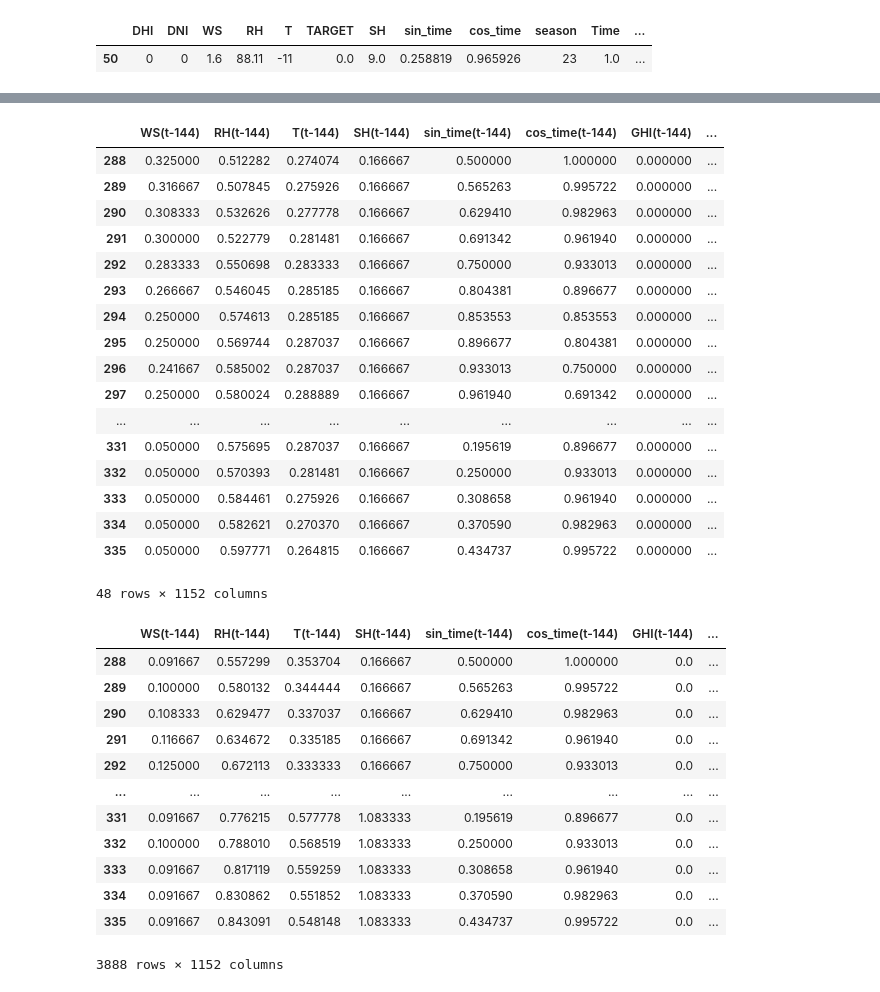
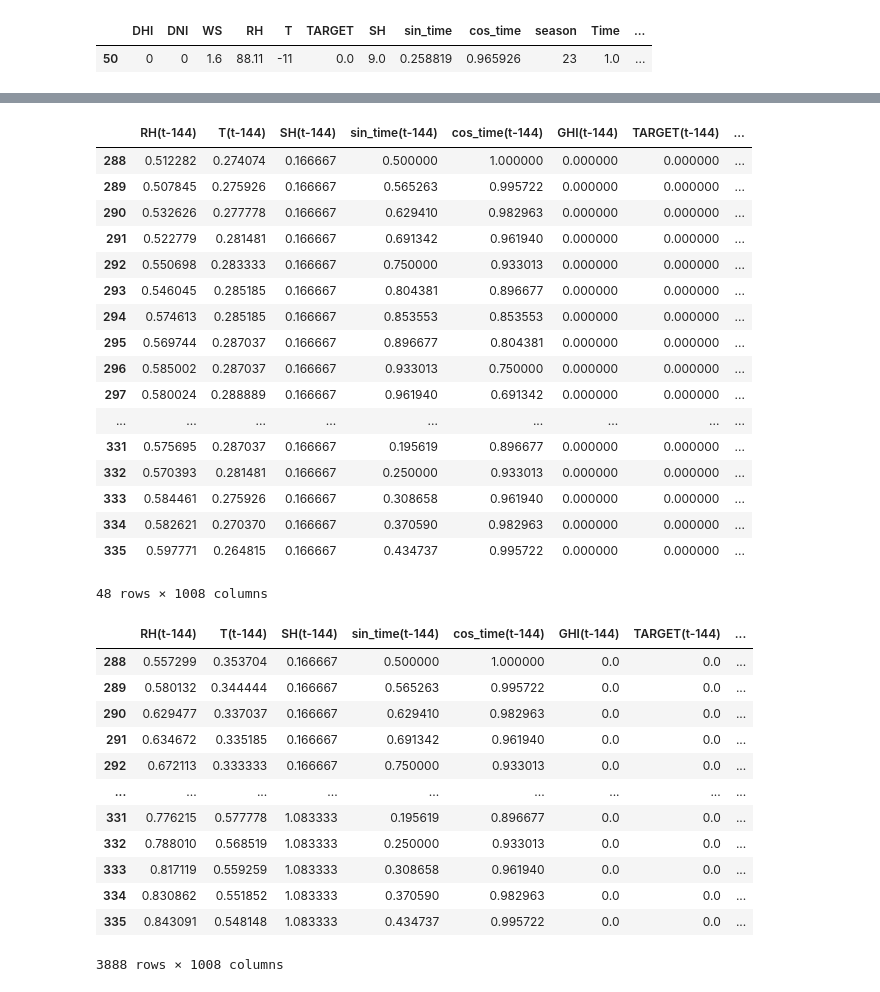
Before and after one commit to marvelous-koala/unlimited_power, a Jupyter notebook: SEMI_FINAL_1.8837_minmax.ipynb, the cells around one changed output, grey strips where cells are left out. Cells and saved outputs as stored; diff of their text form; code cells hidden in the pictures.

```diff
--- a/SEMI_FINAL_1.8837_minmax.ipynb
+++ b/SEMI_FINAL_1.8837_minmax.ipynb
@@ -315,6 +323,6 @@ dataset5.iloc[50:51,:]
 | 50 | 0 | 0 | 1.6 | 88.11 | -11 | 0.0 | 9.0 | 0.258819 | 0.965926 | 23 | 1.0 | ... |
 # %%
 #dataset6 = dataset5[['DHI', 'DNI', 'WS', 'RH', 'T','SH', 'sin_time', 'cos_time', 'GHI', 'season', 'TARGET']]
-dataset6 = dataset5[['WS', 'RH', 'T','SH', 'sin_time', 'cos_time', 'GHI', 'TARGET']]
+dataset6 = dataset5[['RH', 'T','SH', 'sin_time', 'cos_time', 'GHI', 'TARGET']]
 dataset6.head(10)
 # %% [output]
@@ -447,6 +455,6 @@ dataset5.iloc[50:51,:]
 |  | DHI | DNI | WS | RH | T | TARGET | SH | sin_time | cos_time | season | Time | ... |
 | 50 | 0 | 0 | 1.6 | 88.11 | -11 | 0.0 | 9.0 | 0.258819 | 0.965926 | 23 | 1.0 | ... |
 # %%
-testset6 = testset5[['WS', 'RH', 'T','SH', 'sin_time', 'cos_time', 'GHI', 'TARGET']]
+testset6 = testset5[['RH', 'T','SH', 'sin_time', 'cos_time', 'GHI', 'TARGET']]
 testset6.head(10)
 # %% [output]
@@ -484,24 +492,24 @@ testset7
 testset9 = testset7.iloc[-48:,:] #season을 다시 붙인다면 testset7->8 근데 여기 이해가 안돼.. 48 뭐임? 하루치?
 testset9
 # %% [output]
-|  | WS(t-144) | RH(t-144) | T(t-144) | SH(t-144) | sin_time(t-144) | cos_time(t-144) | GHI(t-144) | ... |
-| 288 | 0.325000 | 0.512282 | 0.274074 | 0.166667 | 0.500000 | 1.000000 | 0.000000 | ... |
-| 289 | 0.316667 | 0.507845 | 0.275926 | 0.166667 | 0.565263 | 0.995722 | 0.000000 | ... |
-| 290 | 0.308333 | 0.532626 | 0.277778 | 0.166667 | 0.629410 | 0.982963 | 0.000000 | ... |
-| 291 | 0.300000 | 0.522779 | 0.281481 | 0.166667 | 0.691342 | 0.961940 | 0.000000 | ... |
-| 292 | 0.283333 | 0.550698 | 0.283333 | 0.166667 | 0.750000 | 0.933013 | 0.000000 | ... |
-| 293 | 0.266667 | 0.546045 | 0.285185 | 0.166667 | 0.804381 | 0.896677 | 0.000000 | ... |
-| 294 | 0.250000 | 0.574613 | 0.285185 | 0.166667 | 0.853553 | 0.853553 | 0.000000 | ... |
-| 295 | 0.250000 | 0.569744 | 0.287037 | 0.166667 | 0.896677 | 0.804381 | 0.000000 | ... |
-| 296 | 0.241667 | 0.585002 | 0.287037 | 0.166667 | 0.933013 | 0.750000 | 0.000000 | ... |
-| 297 | 0.250000 | 0.580024 | 0.288889 | 0.166667 | 0.961940 | 0.691342 | 0.000000 | ... |
+|  | RH(t-144) | T(t-144) | SH(t-144) | sin_time(t-144) | cos_time(t-144) | GHI(t-144) | TARGET(t-144) | ... |
+| 288 | 0.512282 | 0.274074 | 0.166667 | 0.500000 | 1.000000 | 0.000000 | 0.000000 | ... |
+| 289 | 0.507845 | 0.275926 | 0.166667 | 0.565263 | 0.995722 | 0.000000 | 0.000000 | ... |
+| 290 | 0.532626 | 0.277778 | 0.166667 | 0.629410 | 0.982963 | 0.000000 | 0.000000 | ... |
+| 291 | 0.522779 | 0.281481 | 0.166667 | 0.691342 | 0.961940 | 0.000000 | 0.000000 | ... |
+| 292 | 0.550698 | 0.283333 | 0.166667 | 0.750000 | 0.933013 | 0.000000 | 0.000000 | ... |
+| 293 | 0.546045 | 0.285185 | 0.166667 | 0.804381 | 0.896677 | 0.000000 | 0.000000 | ... |
+| 294 | 0.574613 | 0.285185 | 0.166667 | 0.853553 | 0.853553 | 0.000000 | 0.000000 | ... |
+| 295 | 0.569744 | 0.287037 | 0.166667 | 0.896677 | 0.804381 | 0.000000 | 0.000000 | ... |
+| 296 | 0.585002 | 0.287037 | 0.166667 | 0.933013 | 0.750000 | 0.000000 | 0.000000 | ... |
+| 297 | 0.580024 | 0.288889 | 0.166667 | 0.961940 | 0.691342 | 0.000000 | 0.000000 | ... |
 | ... | ... | ... | ... | ... | ... | ... | ... | ... |
-| 331 | 0.050000 | 0.575695 | 0.287037 | 0.166667 | 0.195619 | 0.896677 | 0.000000 | ... |
-| 332 | 0.050000 | 0.570393 | 0.281481 | 0.166667 | 0.250000 | 0.933013 | 0.000000 | ... |
-| 333 | 0.050000 | 0.584461 | 0.275926 | 0.166667 | 0.308658 | 0.961940 | 0.000000 | ... |
-| 334 | 0.050000 | 0.582621 | 0.270370 | 0.166667 | 0.370590 | 0.982963 | 0.000000 | ... |
-| 335 | 0.050000 | 0.597771 | 0.264815 | 0.166667 | 0.434737 | 0.995722 | 0.000000 | ... |
+| 331 | 0.575695 | 0.287037 | 0.166667 | 0.195619 | 0.896677 | 0.000000 | 0.000000 | ... |
+| 332 | 0.570393 | 0.281481 | 0.166667 | 0.250000 | 0.933013 | 0.000000 | 0.000000 | ... |
+| 333 | 0.584461 | 0.275926 | 0.166667 | 0.308658 | 0.961940 | 0.000000 | 0.000000 | ... |
+| 334 | 0.582621 | 0.270370 | 0.166667 | 0.370590 | 0.982963 | 0.000000 | 0.000000 | ... |
+| 335 | 0.597771 | 0.264815 | 0.166667 | 0.434737 | 0.995722 | 0.000000 | 0.000000 | ... |
-48 rows × 1152 columns
+48 rows × 1008 columns
 # %%
 df_test = []
 
@@ -516,47 +524,47 @@ for i in range(81):
 
     # adj_test에서 가져와야 하므로 new_path에서 불러온다
     temp = pd.read_csv(new_path)
     temp.drop('Unnamed: 0', axis = 1, inplace = True)
     testset = temp.copy()
 
     # 24로 저장한 24절기 season으로 이름 바꾸기
     testset.rename(columns = {'24' : 'season'}, inplace = True)
 
     # 이 다음은 trainset과 동일한 전처리, season은 이미 구해져 있으므로 구하지 않음
     testset2 = drop_clms(testset)
     testset2.drop(['Hour', 'Minute','Date'], axis=1,inplace=True)
     testset3 = cos_time(testset2)
     testset4 = testset3[['DHI', 'DNI', 'WS', 'RH', 'T', 'TARGET', 'SH', 'sin_time', 'cos_time','season', 'Time']]
 
     testset5 = testset4.copy()
     testset5['GHI'] = testset4.apply(lambda x: HRA(x.DHI, x.DNI, x.season, x.Time), axis=1)
-    testset6 = testset5[['WS', 'RH', 'T','SH', 'sin_time', 'cos_time', 'GHI', 'TARGET']] #'DHI', 'DNI', 'season'
+    testset6 = testset5[['RH', 'T','SH', 'sin_time', 'cos_time', 'GHI', 'TARGET']] #'DHI', 'DNI', 'season'
     testset6 = pd.DataFrame(scaler.transform(testset6), columns=testset6.columns)
     testset7 = test_to_supervised(testset6, n_days)
 
 #    testset8 = encoding(testset7)
 #    testset8.drop('season', axis = 1, inplace = True)
     testset9 = testset7.iloc[-48:,:]
 
     df_test.append(testset9)
 
 X_test = pd.concat(df_test)
 # X_test = X_test.iloc[:, :n_obs]
 X_test
 # %% [output]
-|  | WS(t-144) | RH(t-144) | T(t-144) | SH(t-144) | sin_time(t-144) | cos_time(t-144) | GHI(t-144) | ... |
-| 288 | 0.091667 | 0.557299 | 0.353704 | 0.166667 | 0.500000 | 1.000000 | 0.0 | ... |
-| 289 | 0.100000 | 0.580132 | 0.344444 | 0.166667 | 0.565263 | 0.995722 | 0.0 | ... |
-| 290 | 0.108333 | 0.629477 | 0.337037 | 0.166667 | 0.629410 | 0.982963 | 0.0 | ... |
-| 291 | 0.116667 | 0.634672 | 0.335185 | 0.166667 | 0.691342 | 0.961940 | 0.0 | ... |
-| 292 | 0.125000 | 0.672113 | 0.333333 | 0.166667 | 0.750000 | 0.933013 | 0.0 | ... |
+|  | RH(t-144) | T(t-144) | SH(t-144) | sin_time(t-144) | cos_time(t-144) | GHI(t-144) | TARGET(t-144) | ... |
+| 288 | 0.557299 | 0.353704 | 0.166667 | 0.500000 | 1.000000 | 0.0 | 0.0 | ... |
+| 289 | 0.580132 | 0.344444 | 0.166667 | 0.565263 | 0.995722 | 0.0 | 0.0 | ... |
+| 290 | 0.629477 | 0.337037 | 0.166667 | 0.629410 | 0.982963 | 0.0 | 0.0 | ... |
+| 291 | 0.634672 | 0.335185 | 0.166667 | 0.691342 | 0.961940 | 0.0 | 0.0 | ... |
+| 292 | 0.672113 | 0.333333 | 0.166667 | 0.750000 | 0.933013 | 0.0 | 0.0 | ... |
 | ... | ... | ... | ... | ... | ... | ... | ... | ... |
-| 331 | 0.091667 | 0.776215 | 0.577778 | 1.083333 | 0.195619 | 0.896677 | 0.0 | ... |
-| 332 | 0.100000 | 0.788010 | 0.568519 | 1.083333 | 0.250000 | 0.933013 | 0.0 | ... |
-| 333 | 0.091667 | 0.817119 | 0.559259 | 1.083333 | 0.308658 | 0.961940 | 0.0 | ... |
-| 334 | 0.091667 | 0.830862 | 0.551852 | 1.083333 | 0.370590 | 0.982963 | 0.0 | ... |
-| 335 | 0.091667 | 0.843091 | 0.548148 | 1.083333 | 0.434737 | 0.995722 | 0.0 | ... |
+| 331 | 0.776215 | 0.577778 | 1.083333 | 0.195619 | 0.896677 | 0.0 | 0.0 | ... |
+| 332 | 0.788010 | 0.568519 | 1.083333 | 0.250000 | 0.933013 | 0.0 | 0.0 | ... |
+| 333 | 0.817119 | 0.559259 | 1.083333 | 0.308658 | 0.961940 | 0.0 | 0.0 | ... |
+| 334 | 0.830862 | 0.551852 | 1.083333 | 0.370590 | 0.982963 | 0.0 | 0.0 | ... |
+| 335 | 0.843091 | 0.548148 | 1.083333 | 0.434737 | 0.995722 | 0.0 | 0.0 | ... |
-3888 rows × 1152 columns
+3888 rows × 1008 columns
 # %%
 X_train_1, X_valid_1, Y_train_1,  Y_valid_1 = train_test_split(X, y_1, test_size=0.30, random_state=42)
 X_train_2, X_valid_2, Y_train_2,  Y_valid_2 = train_test_split(X, y_2, test_size=0.30, random_state=42)
```
Also changed, not shown: parts of 12 cells of this notebook, 5 other files.
